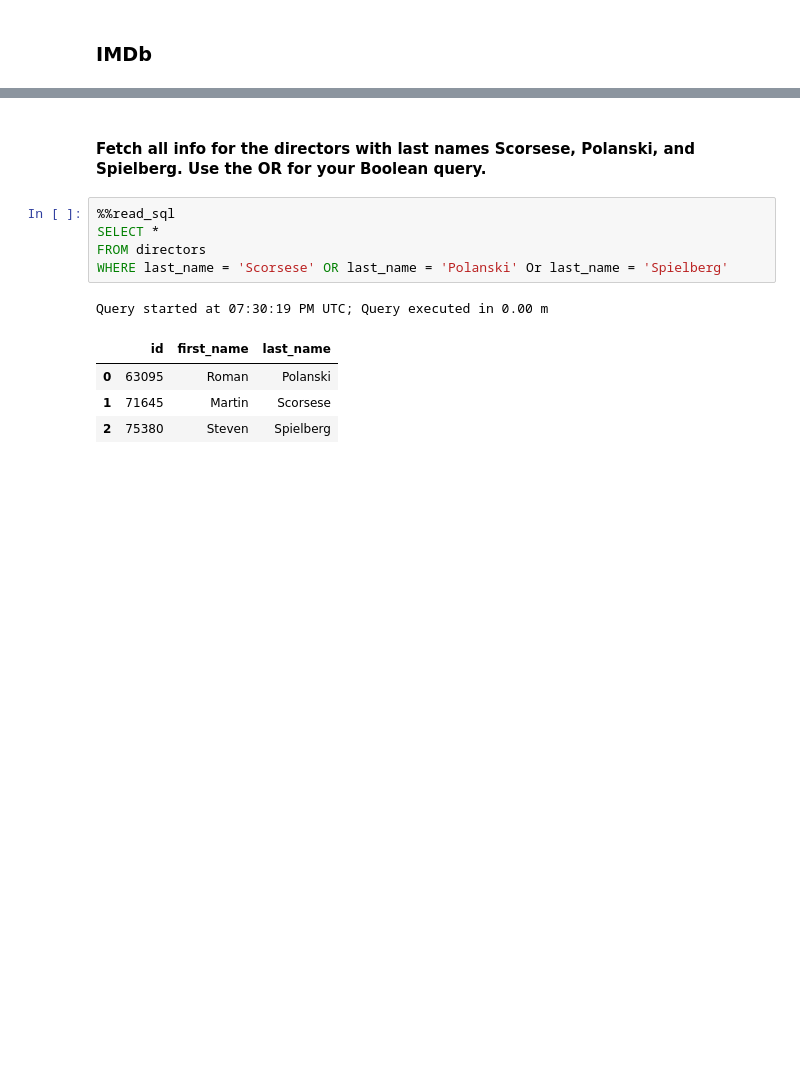
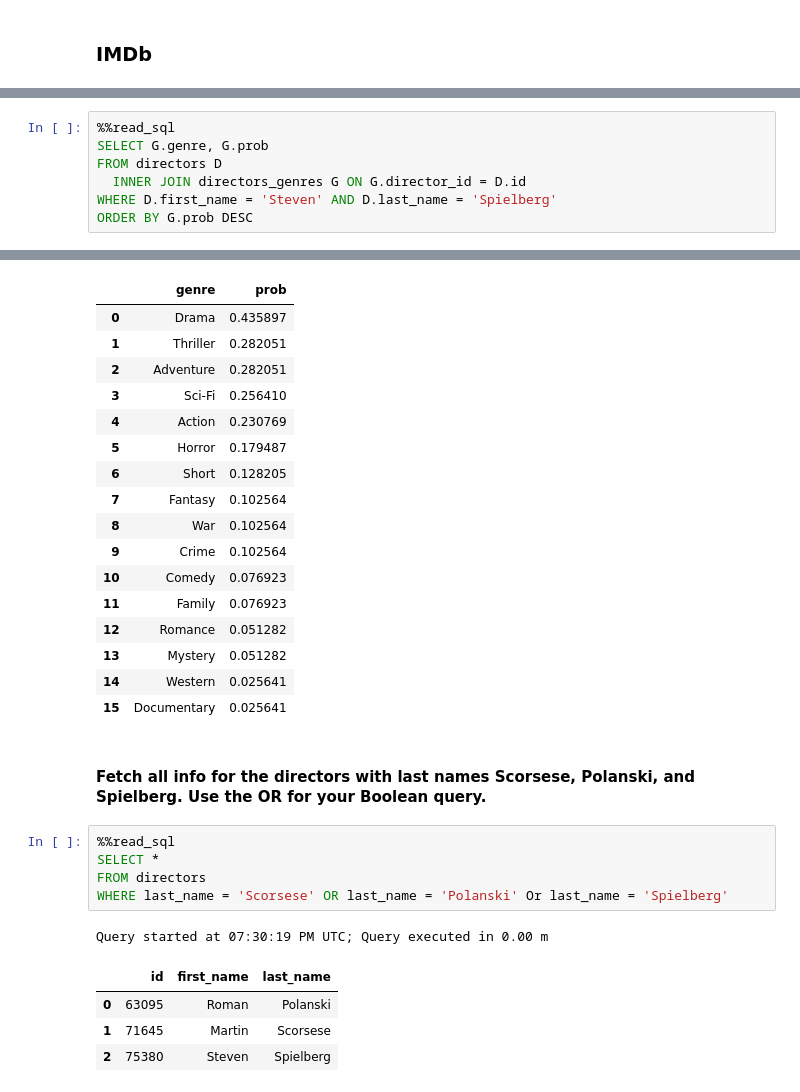
Before and after one commit to ipeirotis/introduction-to-databases, a Jupyter notebook: session4/C-Join_Queries.ipynb, the cells around one changed output, grey strips where cells are left out. Saved outputs shown, nothing was run; the diff lists cells and outputs as text; blank space fills up the shorter version.

```diff
--- a/session4/C-Join_Queries.ipynb
+++ b/session4/C-Join_Queries.ipynb
@@ -152,0 +133,8 @@ Query started at 07:30:19 PM UTC; Query executed in 0.00 m
+# %%
+%%read_sql
+SELECT G.genre, G.prob
+FROM directors D
+  INNER JOIN directors_genres G ON G.director_id = D.id
+WHERE D.first_name = 'Steven' AND D.last_name = 'Spielberg'
+ORDER BY G.prob DESC
+# %% [output]
@@ -153,3 +142,20 @@ Query started at 07:30:19 PM UTC; Query executed in 0.00 m
+|  | genre | prob |
+| 0 | Drama | 0.435897 |
+| 1 | Thriller | 0.282051 |
+| 2 | Adventure | 0.282051 |
+| 3 | Sci-Fi | 0.256410 |
+| 4 | Action | 0.230769 |
+| 5 | Horror | 0.179487 |
+| 6 | Short | 0.128205 |
+| 7 | Fantasy | 0.102564 |
+| 8 | War | 0.102564 |
+| 9 | Crime | 0.102564 |
+| 10 | Comedy | 0.076923 |
+| 11 | Family | 0.076923 |
+| 12 | Romance | 0.051282 |
+| 13 | Mystery | 0.051282 |
+| 14 | Western | 0.025641 |
+| 15 | Documentary | 0.025641 |
 # %% [markdown]
 #### Fetch all info for the directors with last names Scorsese, Polanski, and Spielberg. Use the OR for your Boolean query.
 # %%
```
Also changed, not shown: parts of 25 cells of this notebook.
